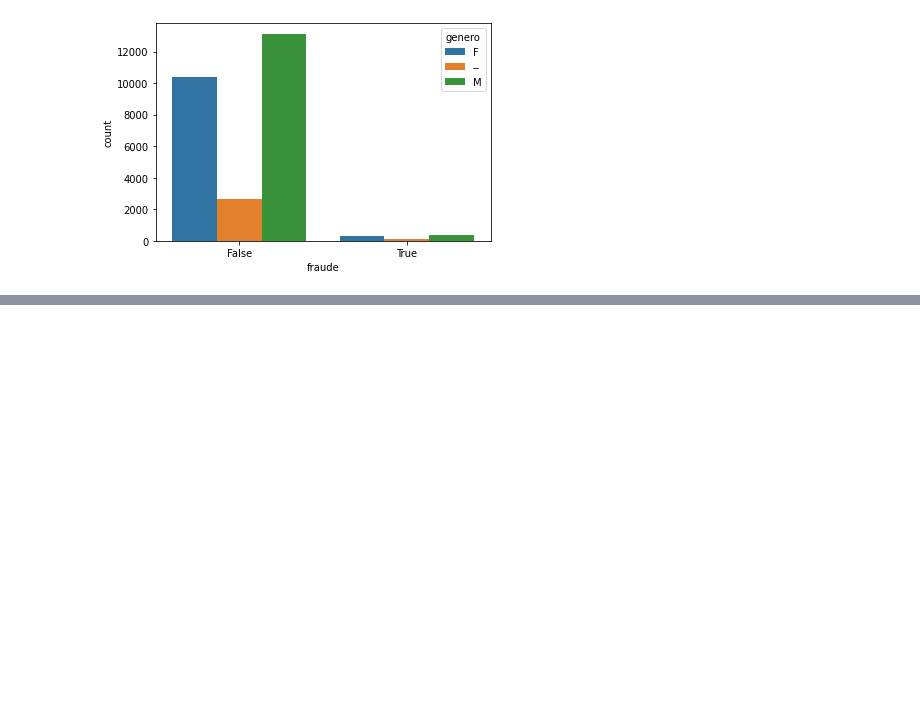
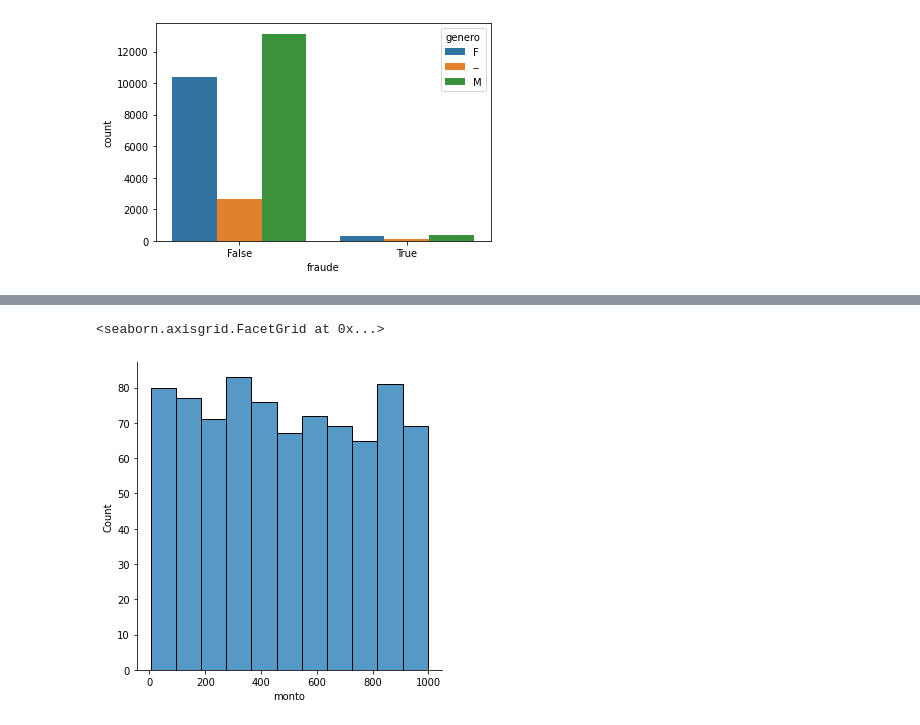
Before and after one commit to ElenaVillano/challenge_rpmx, a Jupyter notebook: notebooks/eda.ipynb, the cells around one changed output, grey strips where cells are left out. Saved outputs shown, nothing was run; the diff lists cells and outputs as text; code cells hidden in the pictures; blank space fills up the shorter version.

Commit message:
more graphics

```diff
--- a/notebooks/eda.ipynb
+++ b/notebooks/eda.ipynb
@@ -179,3 +214,5 @@ sns.countplot(x='fraude',hue='genero',data=df)
 # %% [output]
 <AxesSubplot:xlabel='fraude', ylabel='count'>
 [figure]
+# %%
+df_fraude=df[df['fraude']==True]
@@ -181,0 +253,5 @@ sns.countplot(x='fraude',hue='genero',data=df)
+# %%
+sns.displot(df_fraude,x='monto')
+# %% [output]
+<seaborn.axisgrid.FacetGrid at 0x...>
+[figure, added]
```
Also changed, not shown: parts of 35 cells of this notebook.
